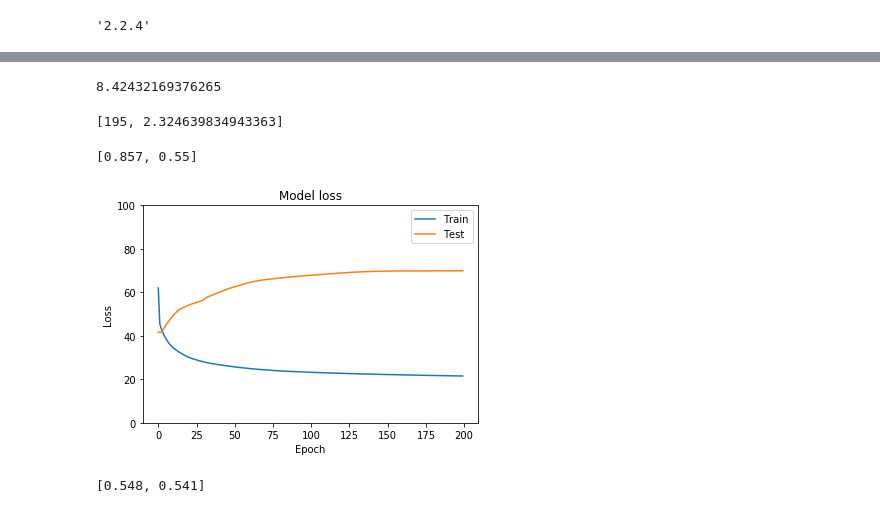
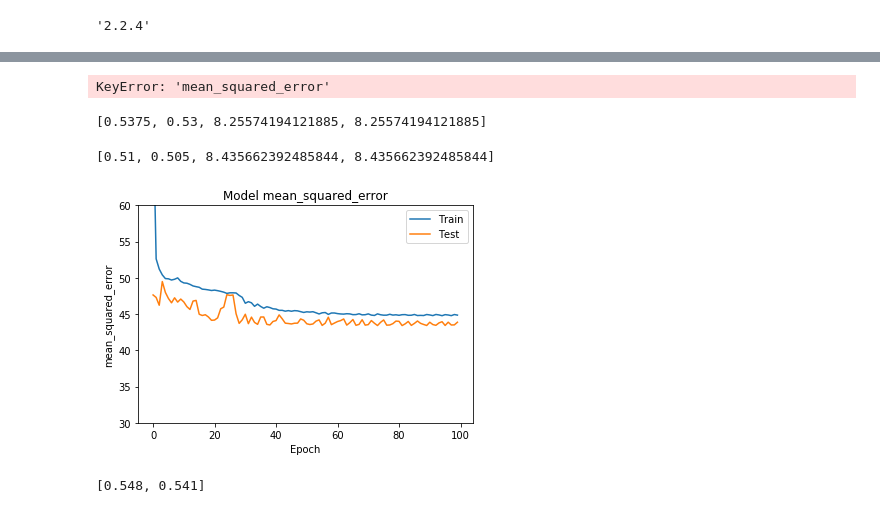
Before and after one commit to viebel/aaa-ml, a Jupyter notebook: notebooks/equipment-success-yehonathan.ipynb, the cells around one changed output, grey strips where cells are left out. Saved outputs shown, nothing was run; the diff lists cells and outputs as text; code cells hidden in the pictures.

```diff
--- a/notebooks/equipment-success-yehonathan.ipynb
+++ b/notebooks/equipment-success-yehonathan.ipynb
@@ -317,14 +488,22 @@ model_good_prediction_ratio_array(labels, np.average(labels), 5)
+# %%
+def good_prediction_error(y_true, y_pred):
+    g = tf.subtract(y_true, y_pred)
+    g = tf.cast(g < 5.0, tf.float32)
+    return g
+
+
+#good_prediction_error(np.array([1, 20]), np.array([0, 0]))
 # %%
-
+reg_lambda = 0.03
 
 model = Sequential([
-    Dense(15, input_dim=len(features)),
+    Dense(13, input_dim=len(features), kernel_regularizer=regularizers.l2(reg_lambda)),
     Activation('sigmoid'),
-    Dense(15, input_dim=15),
+    Dense(13, kernel_regularizer=regularizers.l2(reg_lambda)),
     Activation('sigmoid'),
-   Dense(15, input_dim=9),
+    Dense(13, kernel_regularizer=regularizers.l2(reg_lambda)),
     Activation('sigmoid'),
-    Dense(1),
+    Dense(1, kernel_regularizer=regularizers.l2(reg_lambda)),
 ])
 
 
@@ -332,16 +511,14 @@ sgd = optimizers.SGD(lr=0.05)
 
 
 model.compile(optimizer=sgd,
-              loss='mean_squared_error',
-              metrics=['mean_squared_error'])
+              loss='mean_absolute_error',
+              metrics=[ good_prediction_error])
 
-
-
-
-
-history = model.fit(data, labels, epochs=200, batch_size=None,steps_per_epoch=100,
-          validation_split=0.2,
+validation_split=0.2
+training_samples = int(len(data)*(1-validation_split))
+history = model.fit(data, labels, epochs=100, steps_per_epoch=100,
+                   validation_split=validation_split,
                     validation_steps=100,
-                   verbose=1)
+                    verbose=1)
 # %% [output]
 Train on 800 samples, validate on 200 samples
@@ -364,33 +529,45 @@ Epoch 200/200
-# %%
-np.std(labels - np.average(labels))
-# %% [output]
-8.42432169376265
 # %%
 from operator import itemgetter
 
-a, b = min(enumerate(history.history['loss']), key=itemgetter(1))
+a, b = min(enumerate(history.history['mean_squared_error']), key=itemgetter(1))
 [a, math.sqrt(b)]
 # %% [output]
-[195, 2.324639834943363]
+KeyError: 'mean_squared_error'
+# %%
+relevant_data = data[0:training_samples]
+relevant_labels = labels[0:training_samples]
+predictions = model.predict(relevant_data).transpose()[0]
+[model_good_prediction_ratio_array(relevant_labels, predictions, 5),
+ model_good_prediction_ratio_array(relevant_labels, np.average(relevant_labels), 5),
+ np.std(relevant_labels - predictions),
+ np.std(relevant_labels - np.average(relevant_labels))
+]
+# %% [output]
+[0.5375, 0.53, 8.25574194121885, 8.25574194121885]
 # %%
-predictions = model.predict(data).transpose()[0]
-[model_good_prediction_ratio_array(labels, predictions, 5),
- model_good_prediction_ratio_array(labels, np.average(labels), 5)]
+relevant_data = data[training_samples:]
+relevant_labels = labels[training_samples:]
+predictions = model.predict(relevant_data).transpose()[0]
+[model_good_prediction_ratio_array(relevant_labels, predictions, 5),
+ model_good_prediction_ratio_array(relevant_labels, np.average(relevant_labels), 5),
+ np.std(relevant_labels - predictions),
+ np.std(relevant_labels - np.average(relevant_labels))
+]
 # %% [output]
-[0.857, 0.55]
+[0.51, 0.505, 8.435662392485844, 8.435662392485844]
 # %%
 
 # Plot training & validation loss values
-plt.plot(history.history['loss'])
-plt.plot(history.history['val_loss'])
-plt.title('Model loss')
-plt.ylabel('Loss')
-plt.ylim(0, 100)
+plt.plot(history.history['mean_squared_error'])
+plt.plot(history.history['val_mean_squared_error'])
+plt.title('Model mean_squared_error')
+plt.ylabel('mean_squared_error')
+plt.ylim(30, 60)
 plt.xlabel('Epoch')
 plt.legend(['Train', 'Test'], loc='upper right')
 plt.show()
 # %% [output]
-[figure, old version]
+[figure, new version]
 # %%
 test_dataset = equipment_success_all.copy() #[(equipment_success_valid['isMale'] == 0)
                                            # & (equipment_success_valid['decades_old'] == 7)
```
Also changed, not shown: parts of 16 cells of this notebook.
